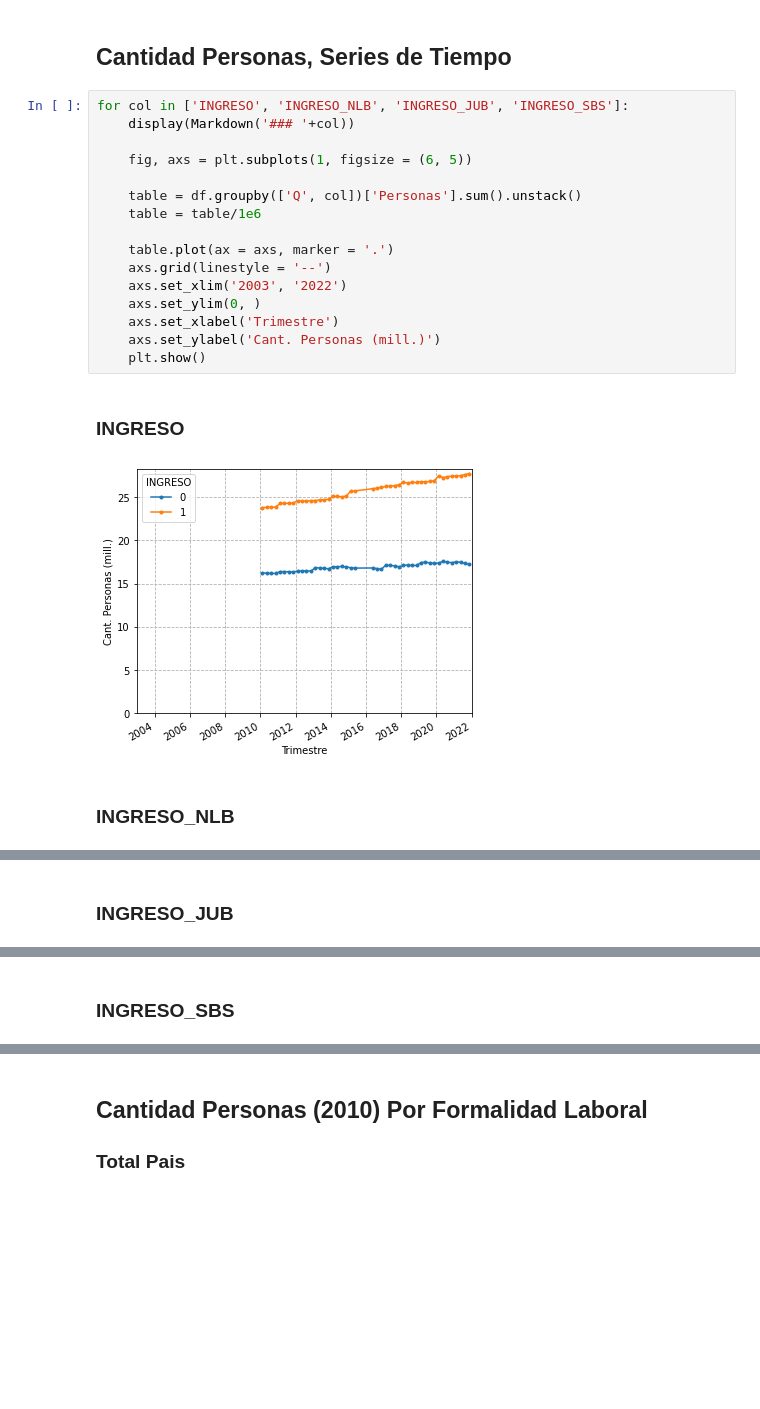
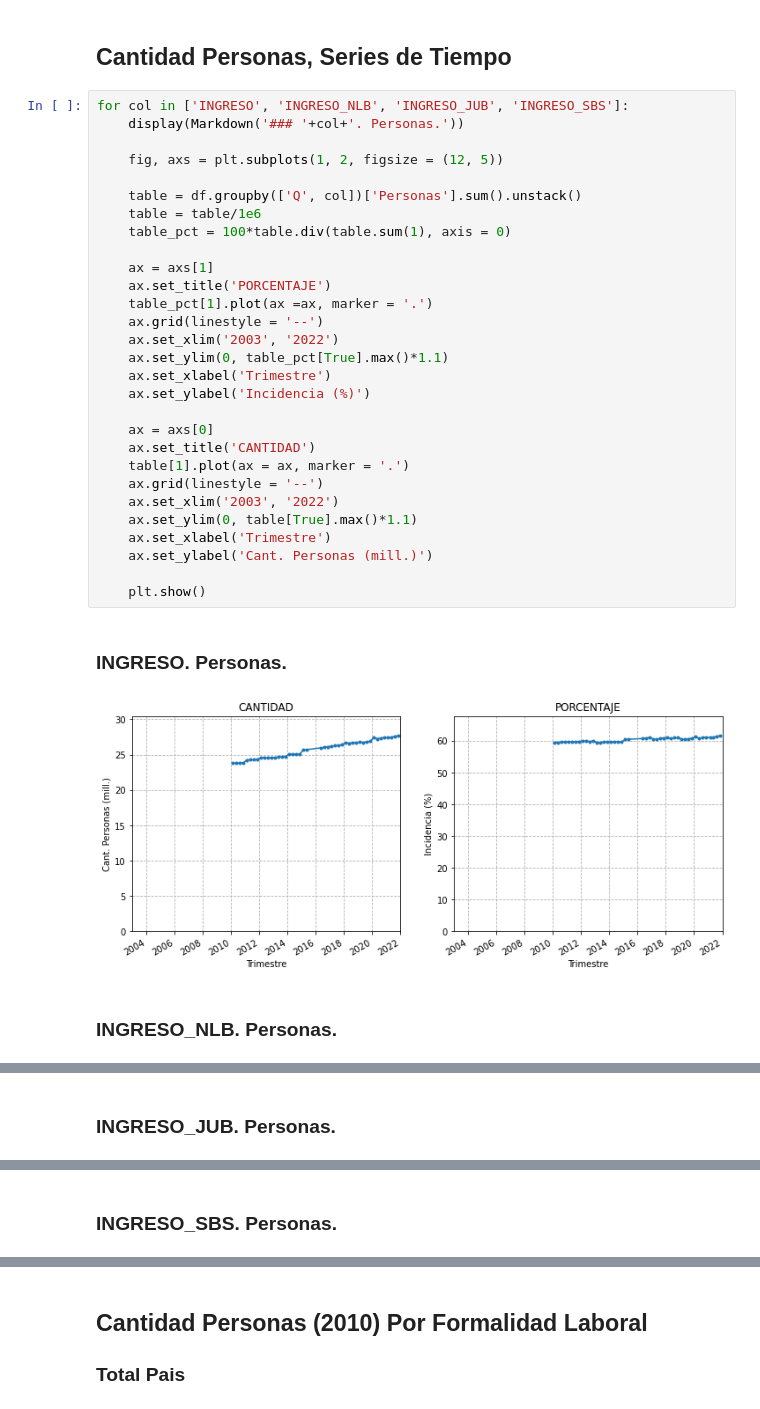
Before and after one commit to matuteiglesias/indice-pobreza-UBA, a Jupyter notebook: notebooks/12 - Validaciones - A - Clasificadores.ipynb, the cells around one changed output, grey strips where cells are left out. Drawn from its saved outputs; the diff is of its cells as text; blank space fills up the shorter version.

```diff
--- a/notebooks/12 - Validaciones - A - Clasificadores.ipynb
+++ b/notebooks/12 - Validaciones - A - Clasificadores.ipynb
@@ -845,21 +858,34 @@ for col in ['INGRESO', 'INGRESO_JUB']:
 ## Cantidad Personas, Series de Tiempo
 # %%
 for col in ['INGRESO', 'INGRESO_NLB', 'INGRESO_JUB', 'INGRESO_SBS']:
-    display(Markdown('### '+col))
+    display(Markdown('### '+col+'. Personas.'))
 
-    fig, axs = plt.subplots(1, figsize = (6, 5))
+    fig, axs = plt.subplots(1, 2, figsize = (12, 5))
 
     table = df.groupby(['Q', col])['Personas'].sum().unstack()
     table = table/1e6
+    table_pct = 100*table.div(table.sum(1), axis = 0)
 
-    table.plot(ax = axs, marker = '.')
-    axs.grid(linestyle = '--')
-    axs.set_xlim('2003', '2022')
-    axs.set_ylim(0, )
-    axs.set_xlabel('Trimestre')
-    axs.set_ylabel('Cant. Personas (mill.)')
+    ax = axs[1]
+    ax.set_title('PORCENTAJE')
+    table_pct[1].plot(ax =ax, marker = '.')
+    ax.grid(linestyle = '--')
+    ax.set_xlim('2003', '2022')
+    ax.set_ylim(0, table_pct[True].max()*1.1)
+    ax.set_xlabel('Trimestre')
+    ax.set_ylabel('Incidencia (%)')
+
+    ax = axs[0]
+    ax.set_title('CANTIDAD')
+    table[1].plot(ax = ax, marker = '.')
+    ax.grid(linestyle = '--')
+    ax.set_xlim('2003', '2022')
+    ax.set_ylim(0, table[True].max()*1.1)
+    ax.set_xlabel('Trimestre')
+    ax.set_ylabel('Cant. Personas (mill.)')
+
     plt.show()
 # %% [output]
-### INGRESO
+### INGRESO. Personas.
-[figure, old version]
+[figure, new version]
-### INGRESO_NLB
+### INGRESO_NLB. Personas.
@@ -867 +893 @@ for col in ['INGRESO', 'INGRESO_NLB', 'INGRESO_JUB', 'INGRESO_SBS']:
-### INGRESO_JUB
+### INGRESO_JUB. Personas.
@@ -869 +895 @@ for col in ['INGRESO', 'INGRESO_NLB', 'INGRESO_JUB', 'INGRESO_SBS']:
-### INGRESO_SBS
+### INGRESO_SBS. Personas.
```
Also changed, not shown: parts of 7 cells of this notebook, 1 other file.
